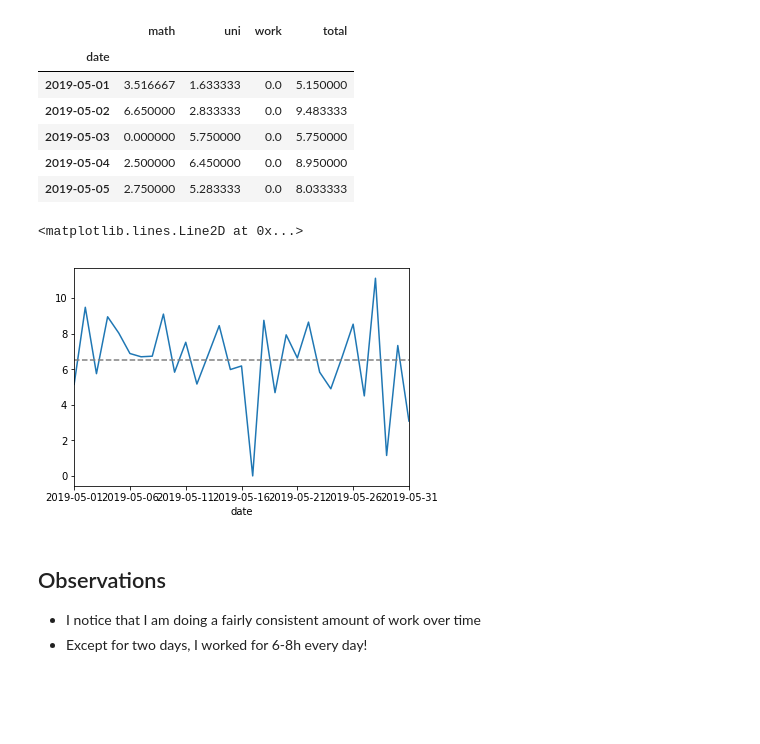
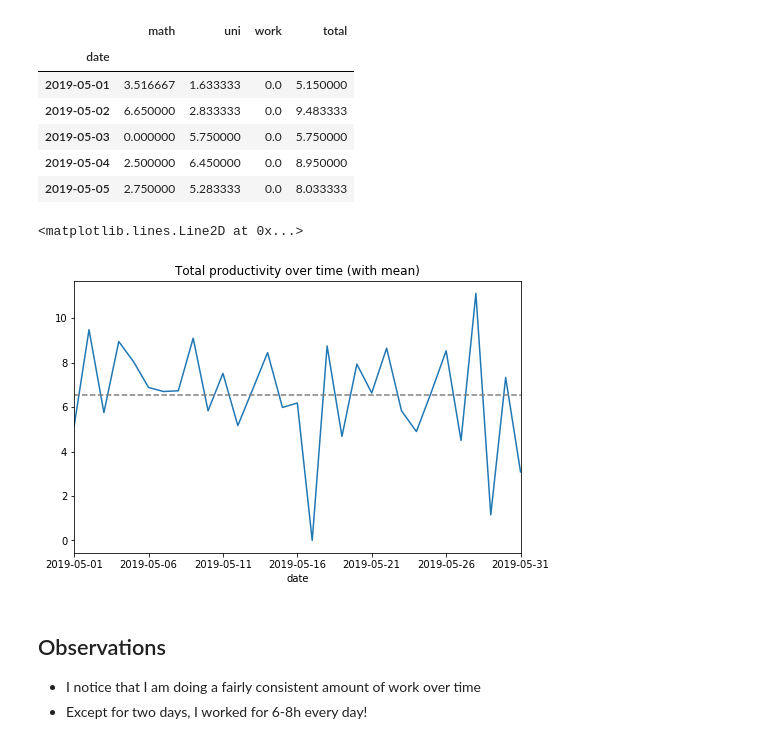
Before and after one commit to maxims94/life-tracking-project, a Jupyter notebook: notebooks/exploration.ipynb, the cells around one changed output. Drawn from its saved outputs; the diff is of its cells as text; code cells hidden in the pictures; blank space fills up the shorter version.

```diff
--- a/notebooks/exploration.ipynb
+++ b/notebooks/exploration.ipynb
@@ -12,8 +12,8 @@ import numpy as np
 from pandas.plotting import register_matplotlib_converters
 register_matplotlib_converters()
 # %%
-input_interval_file_path = 'data/life_interval_data.csv'
-input_total_file_path = 'data/life_total_data.csv'
+input_interval_file_path = '../data/life_interval_data.csv'
+input_total_file_path = '../data/life_total_data.csv'
 
 df_i = pd.read_csv(input_interval_file_path)
 df_t = pd.read_csv(input_total_file_path,index_col='date')
@@ -143,11 +143,11 @@ df_prod.head()
 | 2019-05-04 | 2.500000 | 6.450000 | 0.0 | 8.950000 |
 | 2019-05-05 | 2.750000 | 5.283333 | 0.0 | 8.033333 |
 # %%
-ax = df_prod.total.plot.line()
+ax = df_prod.total.plot.line(figsize=(8,5),title='Total productivity over time (with mean)')
 ax.axhline(df_prod.total.mean(),c='grey',ls='--')
 # %% [output]
 <matplotlib.lines.Line2D at 0x...>
-[figure, old version]
+[figure, new version]
 # %% [markdown]
 ## Observations
 
```
Also changed, not shown: parts of 1 cell of this notebook, 5 other files.
